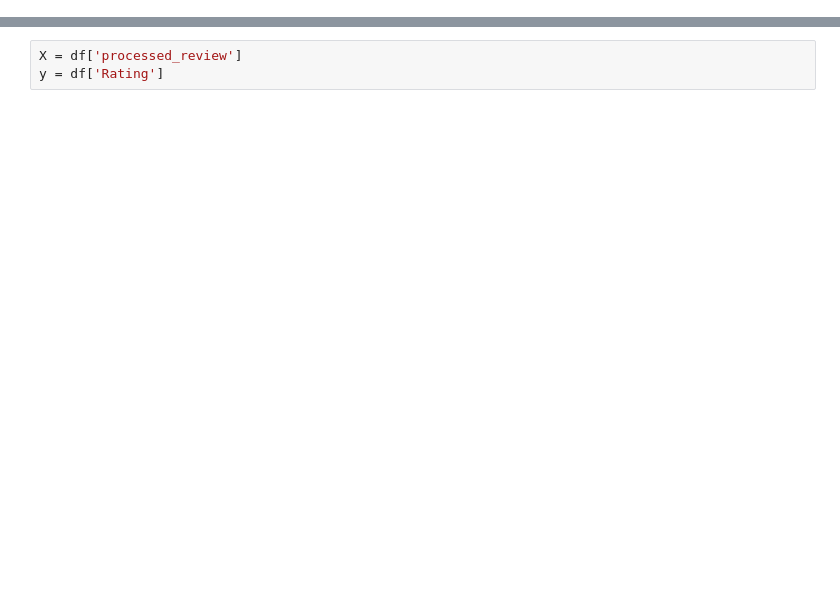
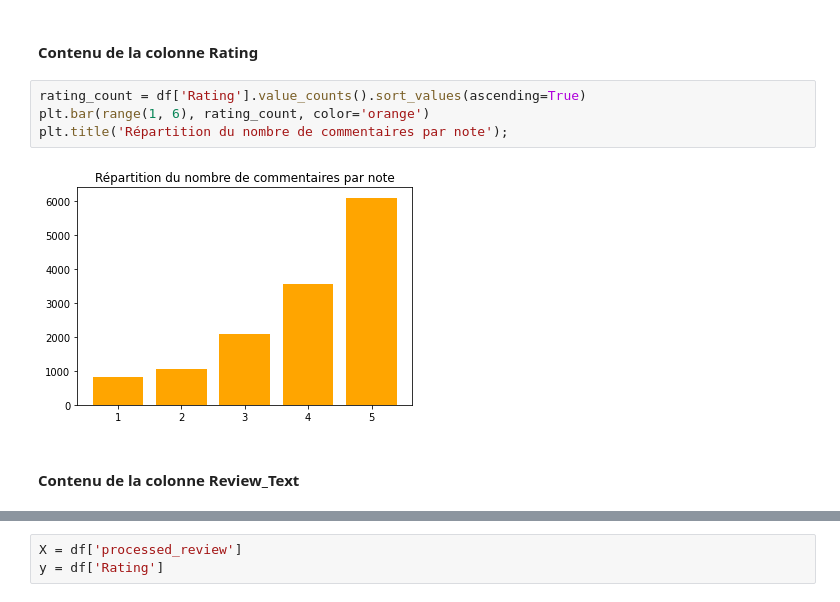
Before and after one commit to FelitaD/Reviews, a Jupyter notebook: reviews_naive.ipynb, the cells around one changed output, grey strips where cells are left out. Cells and saved outputs as stored; diff of their text form; blank space fills up the shorter version.

```diff
--- a/reviews_naive.ipynb
+++ b/reviews_naive.ipynb
@@ -30,0 +73,10 @@ def preprocess_reviews(review, custom_stopwords):
+# %% [markdown]
+#### Contenu de la colonne Rating
+# %%
+rating_count = df['Rating'].value_counts().sort_values(ascending=True)
+plt.bar(range(1, 6), rating_count, color='orange')
+plt.title('Répartition du nombre de commentaires par note');
+# %% [output]
+[figure, added]
+# %% [markdown]
+#### Contenu de la colonne Review_Text
```
Also changed, not shown: parts of 70 cells of this notebook, 16 other files.
